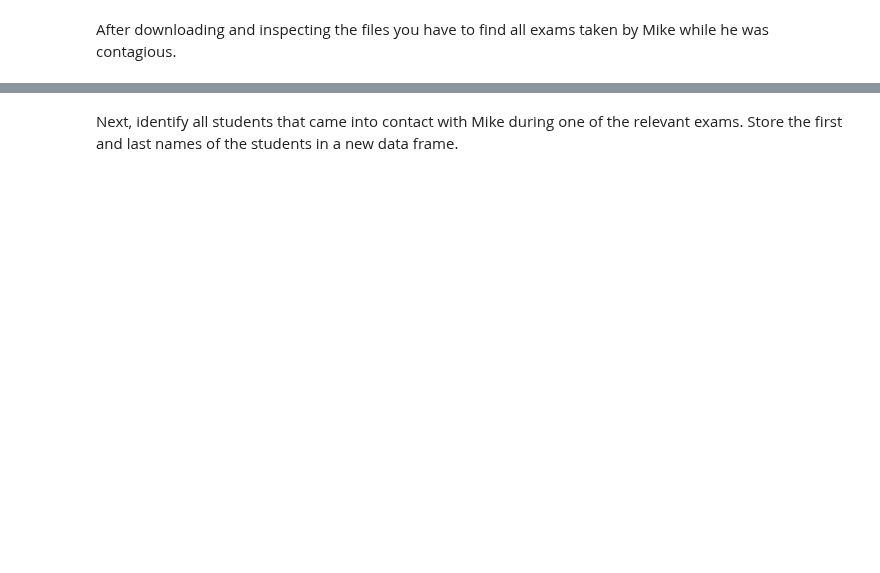
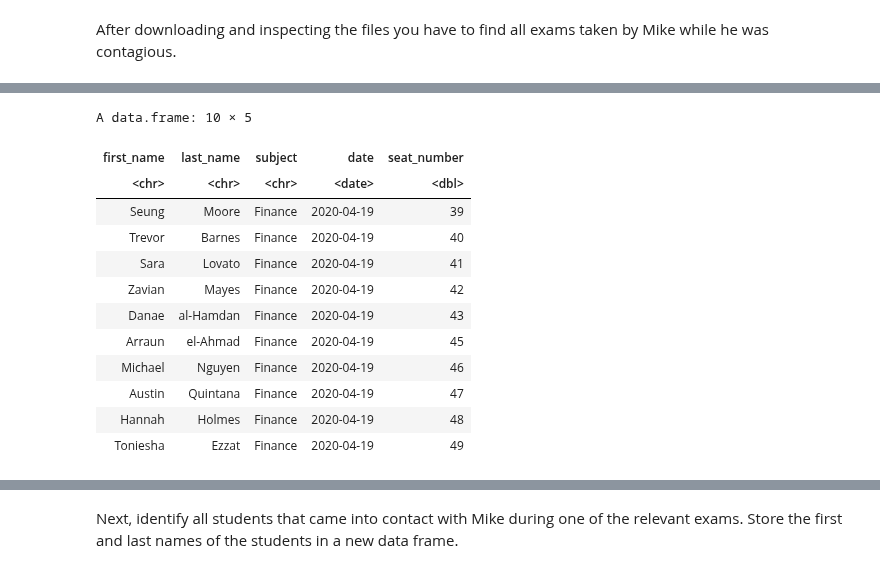
Before and after one commit to michiWS1920/ADS20, a Jupyter notebook: ADS_Programming_Assignment_1.ipynb, the cells around one changed output, grey strips where cells are left out. Saved outputs shown, nothing was run; the diff lists cells and outputs as text; code cells hidden in the pictures; blank space fills up the shorter version.

```diff
--- a/ADS_Programming_Assignment_1.ipynb
+++ b/ADS_Programming_Assignment_1.ipynb
@@ -628,0 +630,3 @@ You can download a list of all exams Mike was registered for from https://raw.gi
+# %%
+exam_data <- as.data.frame(read_csv(url("https://raw.githubusercontent.com/NikoStein/ADS20_Data/master/Assignment%201/exams_data.csv")))
+head(exam_data)
@@ -632,0 +668,19 @@ After downloading and inspecting the files you have to find all exams taken by M
+# %%
+exam_data %>%
+filter(between(seat_number, 39, 49), subject == "Finance", last_name != "Williams") %>%
+arrange(seat_number) -> finance_contagion
+finance_contagion
+# %% [output]
+A data.frame: 10 × 5
+| first_name | last_name | subject | date | seat_number |
+| <chr> | <chr> | <chr> | <date> | <dbl> |
+| Seung | Moore | Finance | 2020-04-19 | 39 |
+| Trevor | Barnes | Finance | 2020-04-19 | 40 |
+| Sara | Lovato | Finance | 2020-04-19 | 41 |
+| Zavian | Mayes | Finance | 2020-04-19 | 42 |
+| Danae | al-Hamdan | Finance | 2020-04-19 | 43 |
+| Arraun | el-Ahmad | Finance | 2020-04-19 | 45 |
+| Michael | Nguyen | Finance | 2020-04-19 | 46 |
+| Austin | Quintana | Finance | 2020-04-19 | 47 |
+| Hannah | Holmes | Finance | 2020-04-19 | 48 |
+| Toniesha | Ezzat | Finance | 2020-04-19 | 49 |
```
Also changed, not shown: parts of 10 cells of this notebook.
